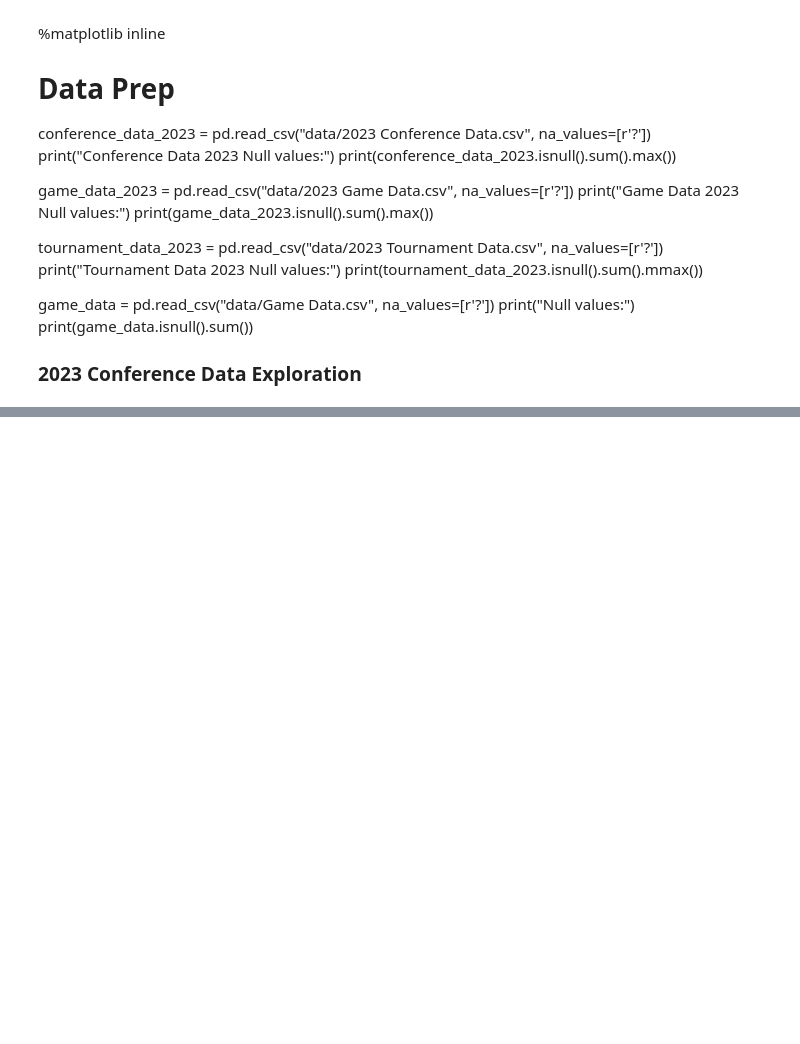
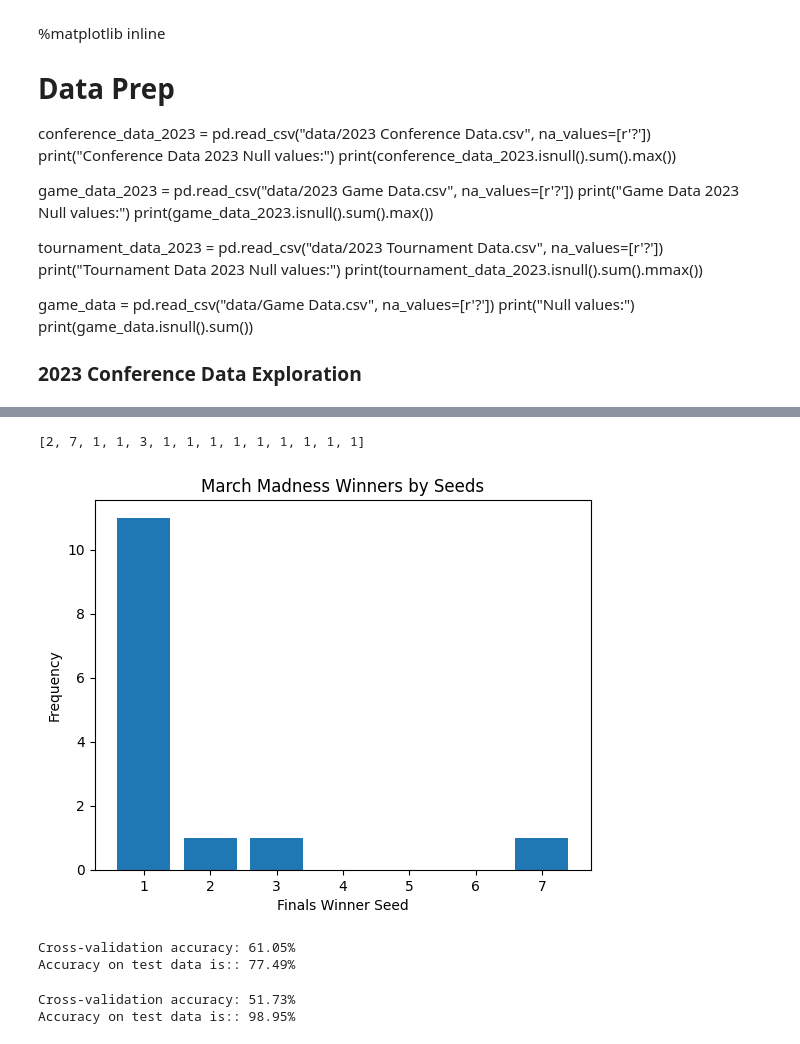
Before and after one commit to codeNinjaDev/march_madness_predictor, a Jupyter notebook: predictor.ipynb, the cells around one changed output, grey strips where cells are left out. Drawn from its saved outputs; the diff is of its cells as text; code cells hidden in the pictures; blank space fills up the shorter version.

```diff
--- a/predictor.ipynb
+++ b/predictor.ipynb
@@ -142,0 +152,4 @@ print(game_data.isnull().sum())
+# %%
+# Data Exploration in Regards to Past Tournament Data
+tournament_game_data_2023 = pd.read_csv("data/Tournament Game Data.csv", na_values=[r'?'])
+print(tournament_game_data_2023.head())
@@ -142,0 +373,22 @@ print(game_data.isnull().sum())
+# %%
+# Now i want to see what overall winners were ranked in seeding using a bar graph to keep count.
+final_games = tournament_game_matchups[tournament_game_matchups["CURRENT ROUND (TEAM 1)"] == 2]
+
+team1_seed = final_games.loc[np.where(final_games["RESULT"] == 0, True, False), 'SEED (TEAM 1)'].tolist()
+team2_seed = final_games.loc[np.where(final_games["RESULT"] == 1, True, False), 'SEED (TEAM 2)'].tolist()
+finals_winners_seeds = team1_seed + team2_seed
+
+print(finals_winners_seeds)
+
+# Use the "count" method of lists to count the frequency of each integer
+counts = [finals_winners_seeds.count(i) for i in range(min(finals_winners_seeds), max(finals_winners_seeds)+1)]
+
+# Create a bar graph with the frequency counts
+plt.bar(range(min(finals_winners_seeds), max(finals_winners_seeds)+1), counts)
+plt.xlabel('Finals Winner Seed')
+plt.ylabel('Frequency')
+plt.title('March Madness Winners by Seeds')
+plt.show()
+# %% [output]
+[2, 7, 1, 1, 3, 1, 1, 1, 1, 1, 1, 1, 1, 1]
+[figure, added]
@@ -142,0 +401,40 @@ print(game_data.isnull().sum())
+# %%
+# Start machine learning?
+from sklearn.model_selection import train_test_split, cross_val_score
+from sklearn.linear_model import LogisticRegression
+from sklearn.metrics import accuracy_score
+from sklearn.preprocessing import StandardScaler
+
+y_data = tournament_game_matchups['RESULT'].astype(int)
+scaler = StandardScaler()
+x_data = scaler.fit_transform(tournament_game_matchups.drop(['RESULT'],axis=1))
+
+x_train, x_test, y_train, y_test = train_test_split(x_data, y_data, test_size=0.20)
+
+lr = LogisticRegression(max_iter=5000)
+lr.fit(x_data, y_data)
+cv_scores = cross_val_score(lr, x_data, y_data, cv=5)
+
+print("Cross-validation accuracy: {:.2f}%".format(cv_scores.mean() * 100))
+
+pred_y= lr.predict(x_test)
+
+print("Accuracy on test data is:: {:.2f}%".format(accuracy_score(y_test, pred_y)* 100))
+# %% [output]
+Cross-validation accuracy: 61.05%
+Accuracy on test data is:: 77.49%
+# %%
+from sklearn.ensemble import RandomForestClassifier
+
+rf = RandomForestClassifier(n_estimators=10)
+rf.fit(x_data, y_data)
+cv_scores = cross_val_score(rf, x_data, y_data, cv=5)
+
+print("Cross-validation accuracy: {:.2f}%".format(cv_scores.mean() * 100))
+
+pred_y= rf.predict(x_test)
+
+print("Accuracy on test data is:: {:.2f}%".format(accuracy_score(y_test, pred_y)* 100))
+# %% [output]
+Cross-validation accuracy: 51.73%
+Accuracy on test data is:: 98.95%
```
Also changed, not shown: parts of 15 cells of this notebook.
